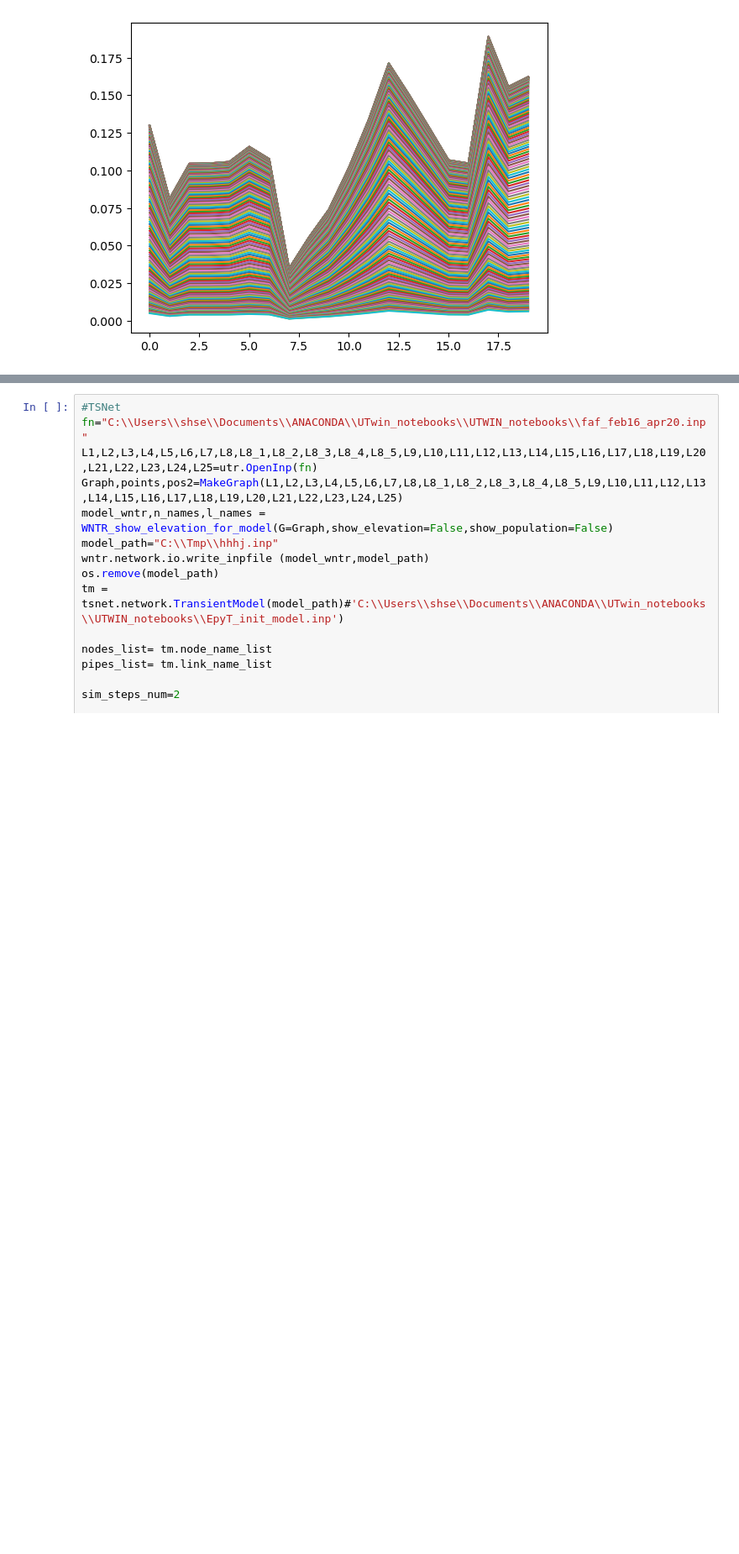
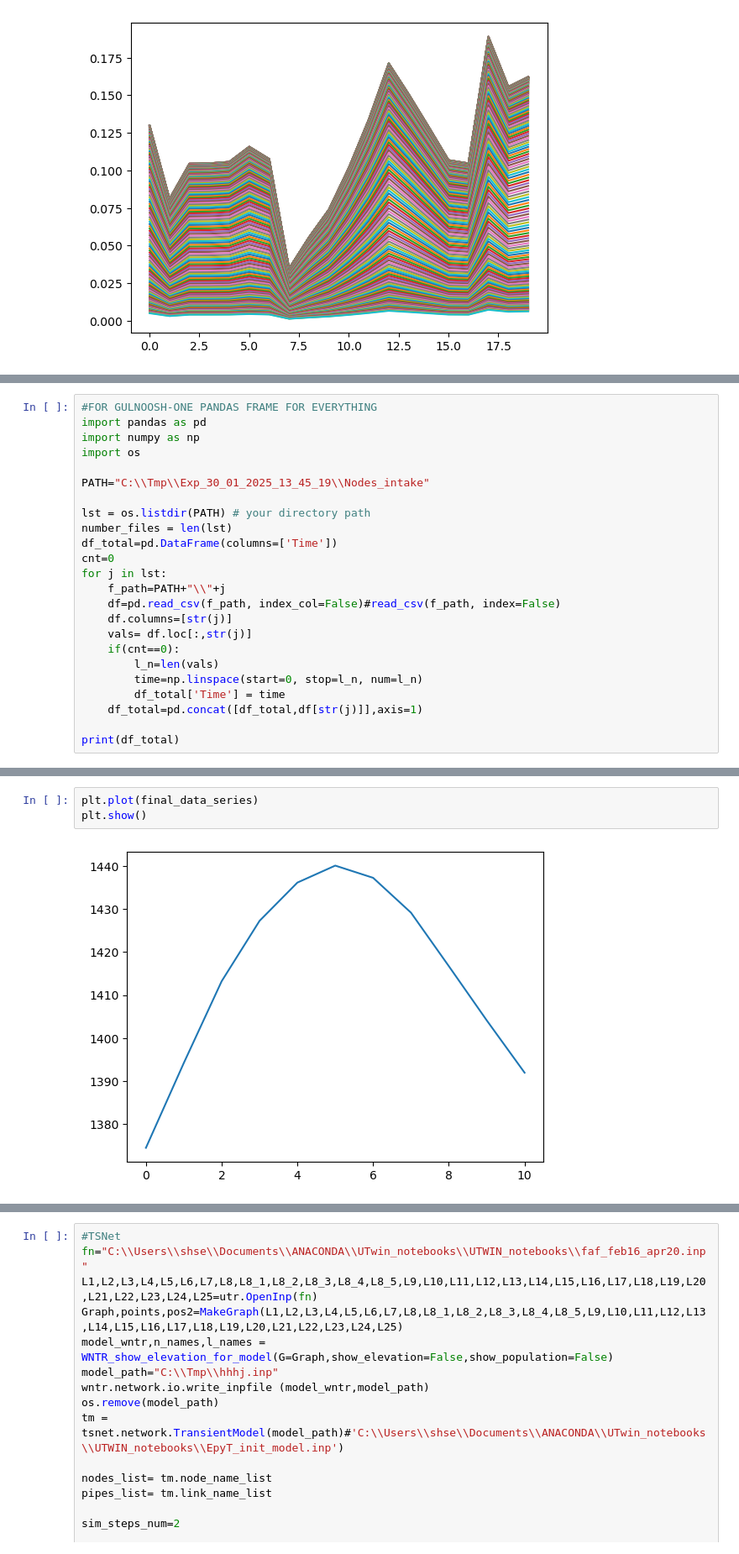
Before and after one commit to sergey32355/UTWIN_notebooks, a Jupyter notebook: GUI_notebooks.ipynb, the cells around one changed output, grey strips where cells are left out. Shown at 84% size. Drawn from its saved outputs; the diff is of its cells as text; blank space fills up the shorter version.

```diff
--- a/GUI_notebooks.ipynb
+++ b/GUI_notebooks.ipynb
@@ -4247,0 +4196,24 @@ plt.show()
+# %%
+#FOR GULNOOSH-ONE PANDAS FRAME FOR EVERYTHING
+import pandas as pd
+import numpy as np
+import os
+
+PATH="C:\\Tmp\\Exp_30_01_2025_13_45_19\\Nodes_intake"
+
+lst = os.listdir(PATH) # your directory path
+number_files = len(lst)
+df_total=pd.DataFrame(columns=['Time'])
+cnt=0
+for j in lst:
+    f_path=PATH+"\\"+j
+    df=pd.read_csv(f_path, index_col=False)#read_csv(f_path, index=False)
+    df.columns=[str(j)]
+    vals= df.loc[:,str(j)]
+    if(cnt==0):
+        l_n=len(vals)
+        time=np.linspace(start=0, stop=l_n, num=l_n)
+        df_total['Time'] = time
+    df_total=pd.concat([df_total,df[str(j)]],axis=1)
+
+print(df_total)
@@ -4247,0 +4287,5 @@ plt.show()
+# %%
+plt.plot(final_data_series)
+plt.show()
+# %% [output]
+[figure, added]
```
Also changed, not shown: parts of 4 cells of this notebook.
